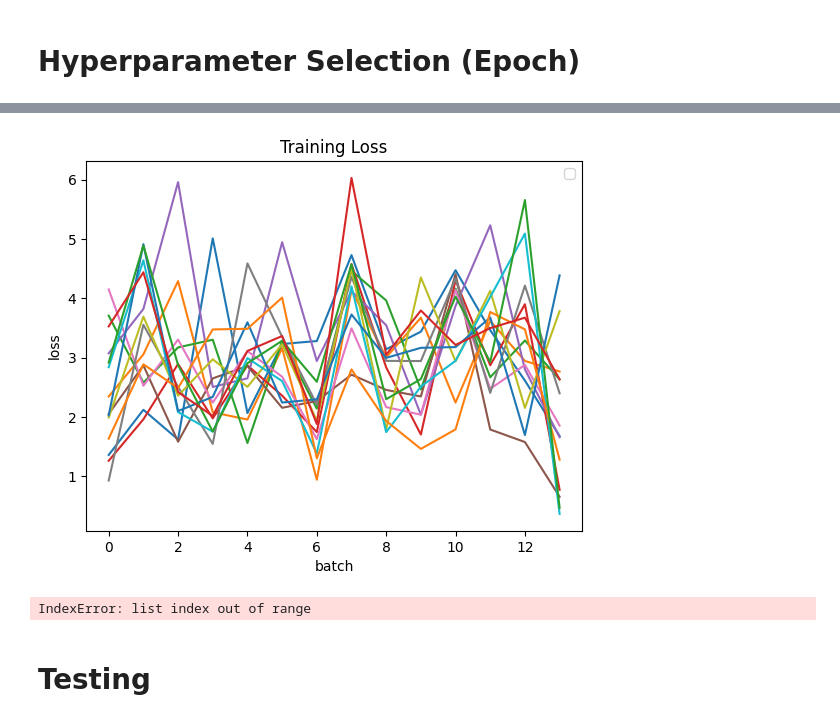
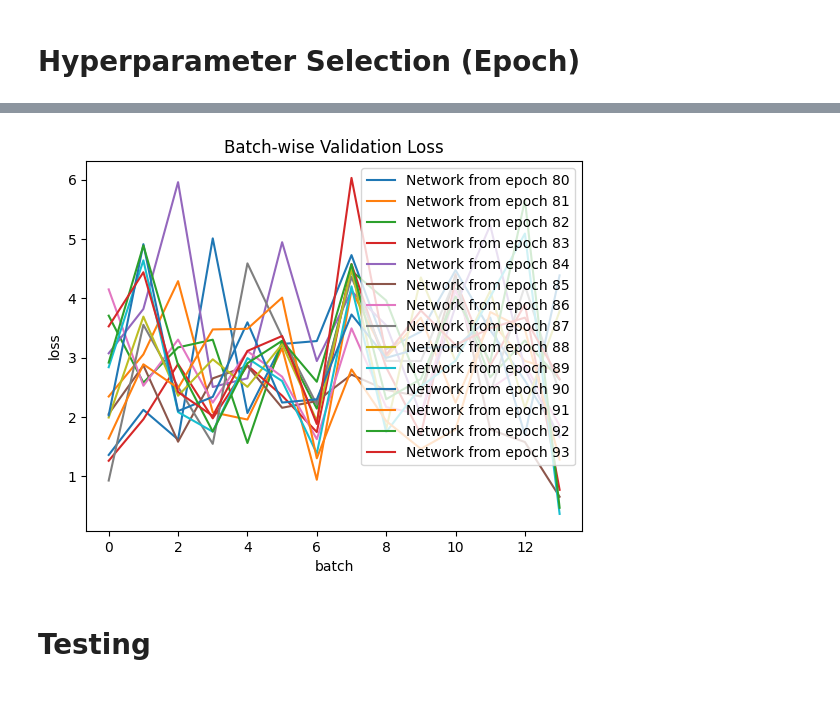
Before and after one commit to eunice-nwaobi/ENGG-680-Project, a Jupyter notebook: model/adaptedMeijer.ipynb, the cells around one changed output, grey strips where cells are left out. Drawn from its saved outputs; the diff is of its cells as text; code cells hidden in the pictures.

Commit message:
Updated validation graph.

```diff
--- a/model/adaptedMeijer.ipynb
+++ b/model/adaptedMeijer.ipynb
@@ -346,30 +340,29 @@ valErrEpoch = np.array(valErrEpoch) # create validation error arrays for each ep
 # %%
 # -- UNCOMMENT IF INTENT IS NOT TO RUN AGAIN
 # with open(f"{saveFigsFiles}epochSelectionValidation.npy", "wb") as f:
 #     np.save(f, valErrEpoch)
 
 # -- END UNCOMMENT
 valErrEpoch=np.load(f"{saveFigsFiles}epochSelectionValidation.npy")
 nfiles = valErrEpoch.shape[0]
 nbatches = valErrEpoch.shape[1]
 
 for i in range(nbatches):
   plt.plot(list(range(nbatches)), valErrEpoch[i,:])
 
 # plot batch losses for each epoch
 plt.xlabel("batch")
 plt.ylabel("loss")
-plt.legend(epochFileNames)
-plt.title("Training Loss")
-# plt.savefig(f"{saveFigsFiles}epochSelectionValidation.png") # UNCOMMENT IF INTENT IS TO RUN AGAIN
+plt.legend([f"Network from epoch {i}" for i in list(range(80, 100))])
+plt.title("Batch-wise Validation Loss")
+plt.savefig(f"{saveFigsFiles}epochSelectionValidation.png") # UNCOMMENT IF INTENT IS TO RUN AGAIN
 plt.show()
 
-minIndex = np.argmin(np.mean(valErrEpoch, axis=1))
-bestFile = epochFileNames[minIndex]
-print(f"The best epoch index is {minIndex} and network is {bestFile}.")
+#minIndex = np.argmin(np.mean(valErrEpoch, axis=1))
+#bestFile = epochFileNames[minIndex]
+#print(f"The best epoch index is {minIndex} and network is {bestFile}.")
 # %% [output]
-[figure, old version]
+[figure, new version]
-IndexError: list index out of range
 # %% [markdown]
 # Testing
 # %%
```
Also changed, not shown: parts of 4 cells of this notebook, 2 other files.
